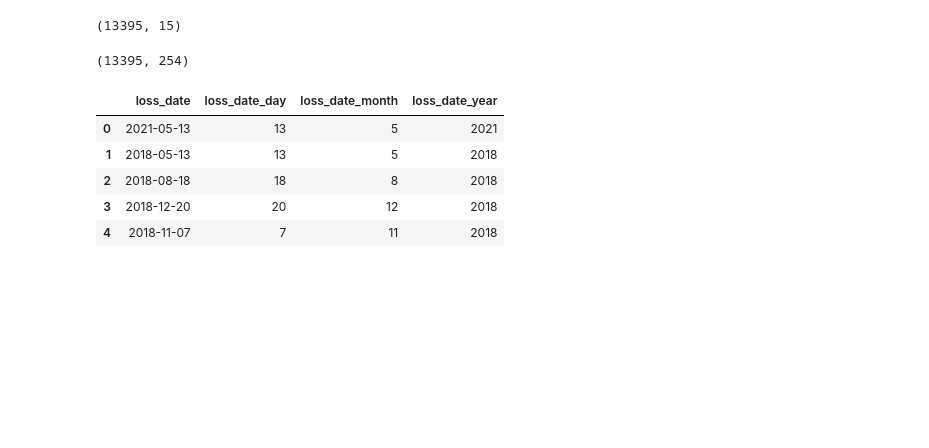
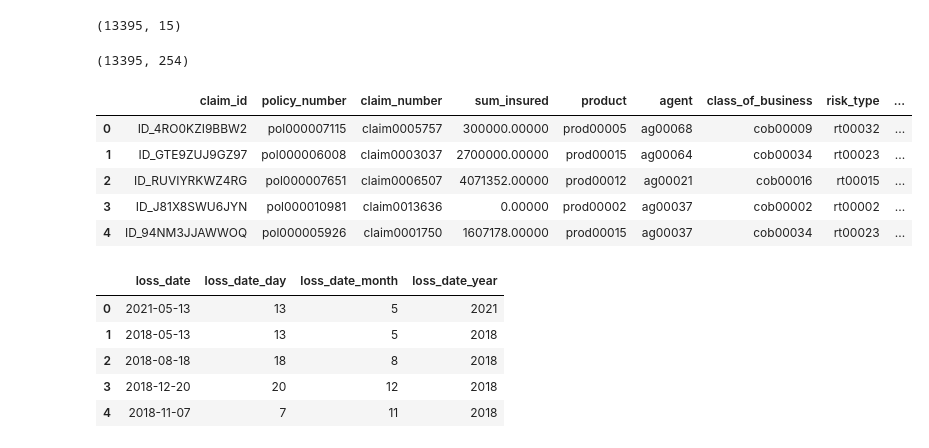
Before and after one commit to simiel/2022UHA, a Jupyter notebook: notebook/2.ipynb, the cells around one changed output. Cells and saved outputs as stored; diff of their text form; code cells hidden in the pictures; blank space fills up the shorter version.

```diff
--- a/notebook/2.ipynb
+++ b/notebook/2.ipynb
@@ -48,6 +48,19 @@ for col in categorical:
 data.shape
 # %% [output]
 (13395, 254)
+# %%
+counts = policies.groupby('policy_number').count()['product_code']
+train = train.merge(counts, how='left',on='policy_number',suffixes='xx')
+train.head()
+test = test.merge(counts, how='left',on='policy_number',suffixes='xx')
+test.head()
+# %% [output]
+|  | claim_id | policy_number | claim_number | sum_insured | product | agent | class_of_business | risk_type | ... |
+| 0 | ID_4RO0KZI9BBW2 | pol000007115 | claim0005757 | 300000.00000 | prod00005 | ag00068 | cob00009 | rt00032 | ... |
+| 1 | ID_GTE9ZUJ9GZ97 | pol000006008 | claim0003037 | 2700000.00000 | prod00015 | ag00064 | cob00034 | rt00023 | ... |
+| 2 | ID_RUVIYRKWZ4RG | pol000007651 | claim0006507 | 4071352.00000 | prod00012 | ag00021 | cob00016 | rt00015 | ... |
+| 3 | ID_J81X8SWU6JYN | pol000010981 | claim0013636 | 0.00000 | prod00002 | ag00037 | cob00002 | rt00002 | ... |
+| 4 | ID_94NM3JJAWWOQ | pol000005926 | claim0001750 | 1607178.00000 | prod00015 | ag00037 | cob00034 | rt00023 | ... |
 # %%
 # Convert datetime variables to datetime objects
 data.loss_date = pd.to_datetime(data.loss_date, errors='coerce')
```
Also changed, not shown: parts of 4 cells of this notebook, 6 other files.
